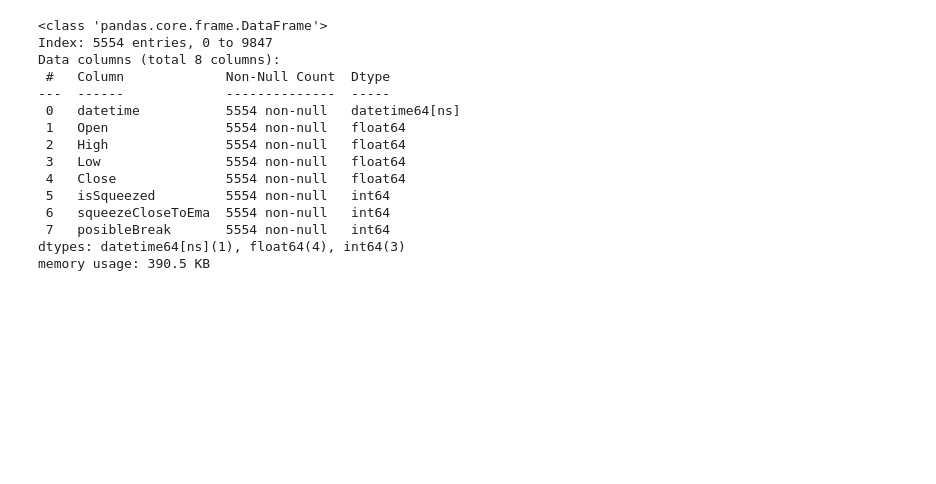
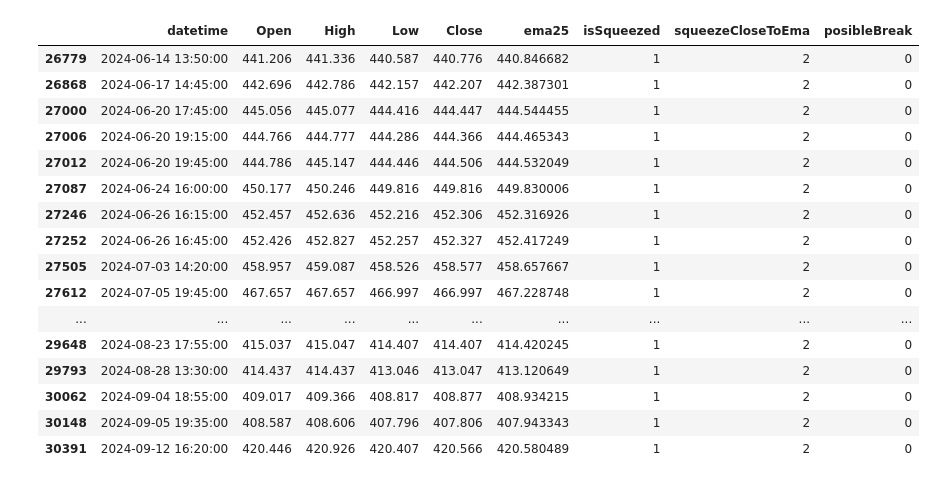
Before and after one commit to gastoncs/jupyter-docker, a Jupyter notebook: app/src/testing/squeez/squeez_pattern_v2.ipynb, the cells around one changed output. Drawn from its saved outputs; the diff is of its cells as text; code cells hidden in the pictures; blank space fills up the shorter version.

Commit message:
Adjustments to the Squeezed pattern

```diff
--- a/app/src/testing/squeez/squeez_pattern_v2.ipynb
+++ b/app/src/testing/squeez/squeez_pattern_v2.ipynb
@@ -30,7 +30,7 @@ def detectPosibleBreak(window = 3):
     cond = (df.squeezeCloseToEma == EMA25['PRICE_ACCION_UNDER'].value)
     cond2 = (len(cond.tail(3).values) == window)
     cond3 = (cond2 & (df.Close<df.ema25))
-    cond4 = (cond3 & (df.squeezeCloseToEma))
+    cond4 = (cond3 & (df.squeezeCloseToEma)==EMA25['PRICE_ACCION_UNDER'].value)
     df.loc[cond4, 'posibleBreak'] = EMA25['PRICE_ACCION_UNDER'].value
 
     '''
@@ -39,7 +39,7 @@ def detectPosibleBreak(window = 3):
     cond = (df.squeezeCloseToEma == EMA25['PRICE_ACCION_OVER'].value)
     cond2 = (len(cond.tail(3).values) == window)
     cond3 = (cond2 & (df.Close>df.ema25))
-    cond4 = (cond3 & (df.squeezeCloseToEma))
+    cond4 = (cond3 & (df.squeezeCloseToEma==EMA25['PRICE_ACCION_OVER'].value))
     df.loc[cond4, 'posibleBreak'] = EMA25['PRICE_ACCION_OVER'].value
 
 def detectSqueezeCloseToEMA(zoneWidth = .30):
@@ -47,52 +47,57 @@ def detectSqueezeCloseToEMA(zoneWidth = .30):
     df['squeezeCloseToEma'] = EMA25['PRICE_ACCION_NEUTRAL'].value
 
     cond =((df.isSqueezed == True) & (abs(df.Low-df.ema25)<=zoneWidth))
-    df.loc[cond, 'isqueezeCloseToEma'] = EMA25['PRICE_ACCION_OVER'].value
+    df.loc[cond, 'squeezeCloseToEma'] = EMA25['PRICE_ACCION_OVER'].value
 
     cond =((df.isSqueezed == True) & (abs(df.High-df.ema25)<=zoneWidth))
     df.loc[cond, 'squeezeCloseToEma'] = EMA25['PRICE_ACCION_UNDER'].value
 
 def detectSqueeze():
 
     df['isSqueezed'] = EMA25['PRICE_ACCION_NEUTRAL'].value
     cond = ((df.bbu_minus_kcu <= 0) & (df.Close < df.ema25))
     df.loc[cond, 'isSqueezed'] = EMA25['PRICE_ACCION_UNDER'].value
 
     cond2 =((df.bbu_minus_kcu <= 0) & (df.Close > df.ema25))
     df.loc[cond2, 'isSqueezed'] = EMA25['PRICE_ACCION_OVER'].value
 
 if __name__ == '__main__':
 
     df = pd.read_csv("../data/MSFT/MSFT.USUSD_Candlestick_5_M_BID_01.09.2022-21.09.2024.csv")
-    df=df[0:10000]
+    #df=df[0:10000]
+    df=df[df['Volume']!=0]
     df.rename(columns = {'Gmt time':'datetime'}, inplace = True)
     df["datetime"]=df["datetime"].str.replace(".000","")
     df['datetime']=pd.to_datetime(df['datetime'],format='%d.%m.%Y %H:%M:%S')
     df['ema25'] = df['Close'].ewm(span=25, adjust=False).mean()
+    df=df[df.High!=df.Low]
+
     df.reset_index(drop=True, inplace=True)
     pd.options.mode.copy_on_write = True
 
     calculateBolingerAndKeltnerChannels(kc)
     detectSqueeze()
     detectSqueezeCloseToEMA()
     detectPosibleBreak()
 
-    df = df[["datetime","Open","High","Low","Close","isSqueezed","squeezeCloseToEma",'posibleBreak']]
-    result = df.loc[df["posibleBreak"]==0]
-result.info()
+    df = df[['datetime','Open','High','Low','Close','ema25','isSqueezed','squeezeCloseToEma','posibleBreak']]
+    result = df.loc[df["squeezeCloseToEma"]==2]
+result.tail(30)
 # %% [output]
-<class 'pandas.core.frame.DataFrame'>
-Index: 5554 entries, 0 to 9847
-Data columns (total 8 columns):
- #   Column             Non-Null Count  Dtype
----  ------             --------------  -----
- 0   datetime           5554 non-null   datetime64[ns]
- 1   Open               5554 non-null   float64
- 2   High               5554 non-null   float64
- 3   Low                5554 non-null   float64
- 4   Close              5554 non-null   float64
- 5   isSqueezed         5554 non-null   int64
- 6   squeezeCloseToEma  5554 non-null   int64
- 7   posibleBreak       5554 non-null   int64
-dtypes: datetime64[ns](1), float64(4), int64(3)
-memory usage: 390.5 KB
+|  | datetime | Open | High | Low | Close | ema25 | isSqueezed | squeezeCloseToEma | posibleBreak |
+| 26779 | 2024-06-14 13:50:00 | 441.206 | 441.336 | 440.587 | 440.776 | 440.846682 | 1 | 2 | 0 |
+| 26868 | 2024-06-17 14:45:00 | 442.696 | 442.786 | 442.157 | 442.207 | 442.387301 | 1 | 2 | 0 |
+| 27000 | 2024-06-20 17:45:00 | 445.056 | 445.077 | 444.416 | 444.447 | 444.544455 | 1 | 2 | 0 |
+| 27006 | 2024-06-20 19:15:00 | 444.766 | 444.777 | 444.286 | 444.366 | 444.465343 | 1 | 2 | 0 |
+| 27012 | 2024-06-20 19:45:00 | 444.786 | 445.147 | 444.446 | 444.506 | 444.532049 | 1 | 2 | 0 |
+| 27087 | 2024-06-24 16:00:00 | 450.177 | 450.246 | 449.816 | 449.816 | 449.830006 | 1 | 2 | 0 |
+| 27246 | 2024-06-26 16:15:00 | 452.457 | 452.636 | 452.216 | 452.306 | 452.316926 | 1 | 2 | 0 |
+| 27252 | 2024-06-26 16:45:00 | 452.426 | 452.827 | 452.257 | 452.327 | 452.417249 | 1 | 2 | 0 |
+| 27505 | 2024-07-03 14:20:00 | 458.957 | 459.087 | 458.526 | 458.577 | 458.657667 | 1 | 2 | 0 |
+| 27612 | 2024-07-05 19:45:00 | 467.657 | 467.657 | 466.997 | 466.997 | 467.228748 | 1 | 2 | 0 |
+| ... | ... | ... | ... | ... | ... | ... | ... | ... | ... |
+| 29648 | 2024-08-23 17:55:00 | 415.037 | 415.047 | 414.407 | 414.407 | 414.420245 | 1 | 2 | 0 |
+| 29793 | 2024-08-28 13:30:00 | 414.437 | 414.437 | 413.046 | 413.047 | 413.120649 | 1 | 2 | 0 |
+| 30062 | 2024-09-04 18:55:00 | 409.017 | 409.366 | 408.817 | 408.877 | 408.934215 | 1 | 2 | 0 |
+| 30148 | 2024-09-05 19:35:00 | 408.587 | 408.606 | 407.796 | 407.806 | 407.943343 | 1 | 2 | 0 |
+| 30391 | 2024-09-12 16:20:00 | 420.446 | 420.926 | 420.407 | 420.566 | 420.580489 | 1 | 2 | 0 |
```
Also changed, not shown: parts of 2 cells of this notebook.
